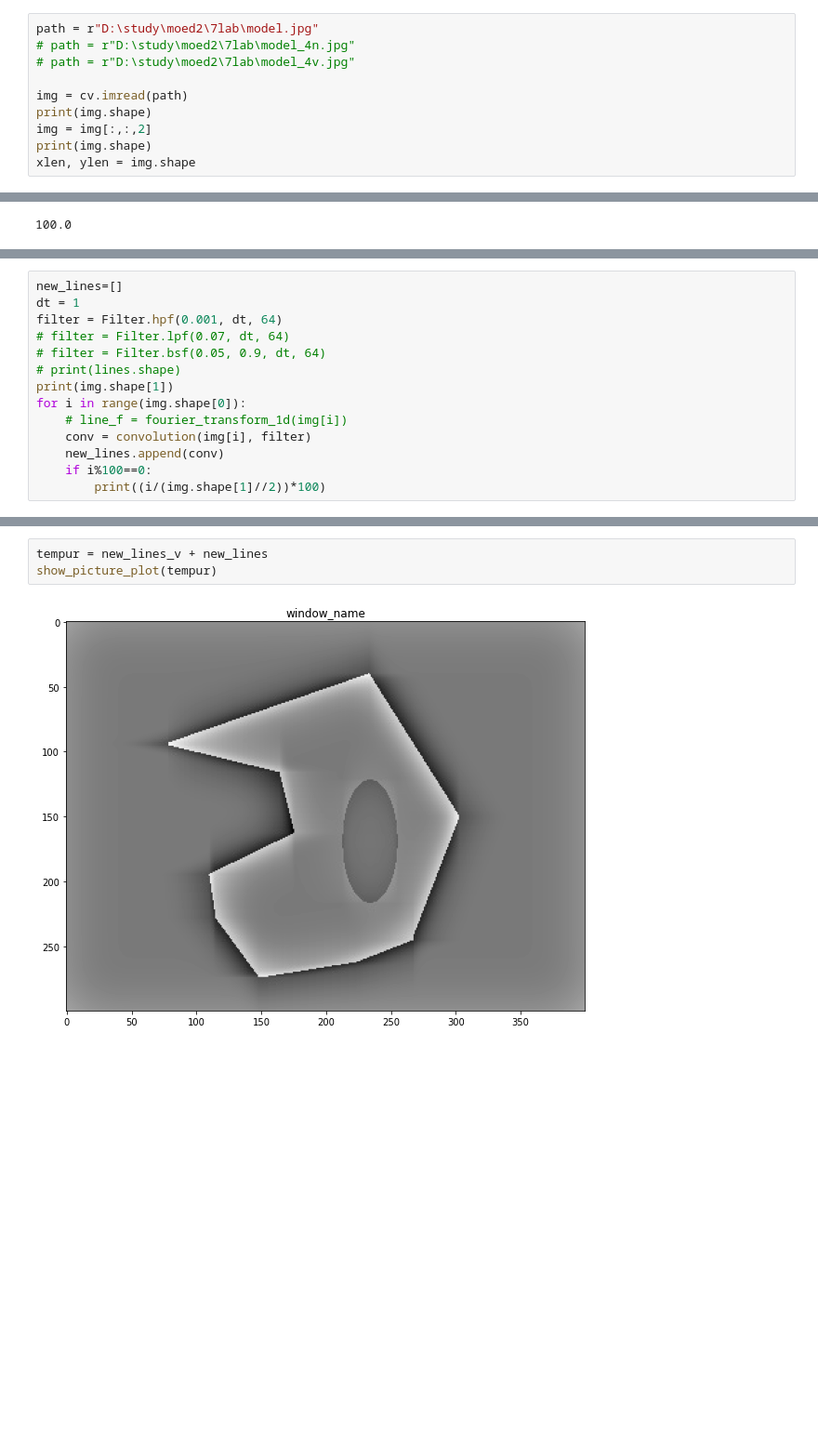
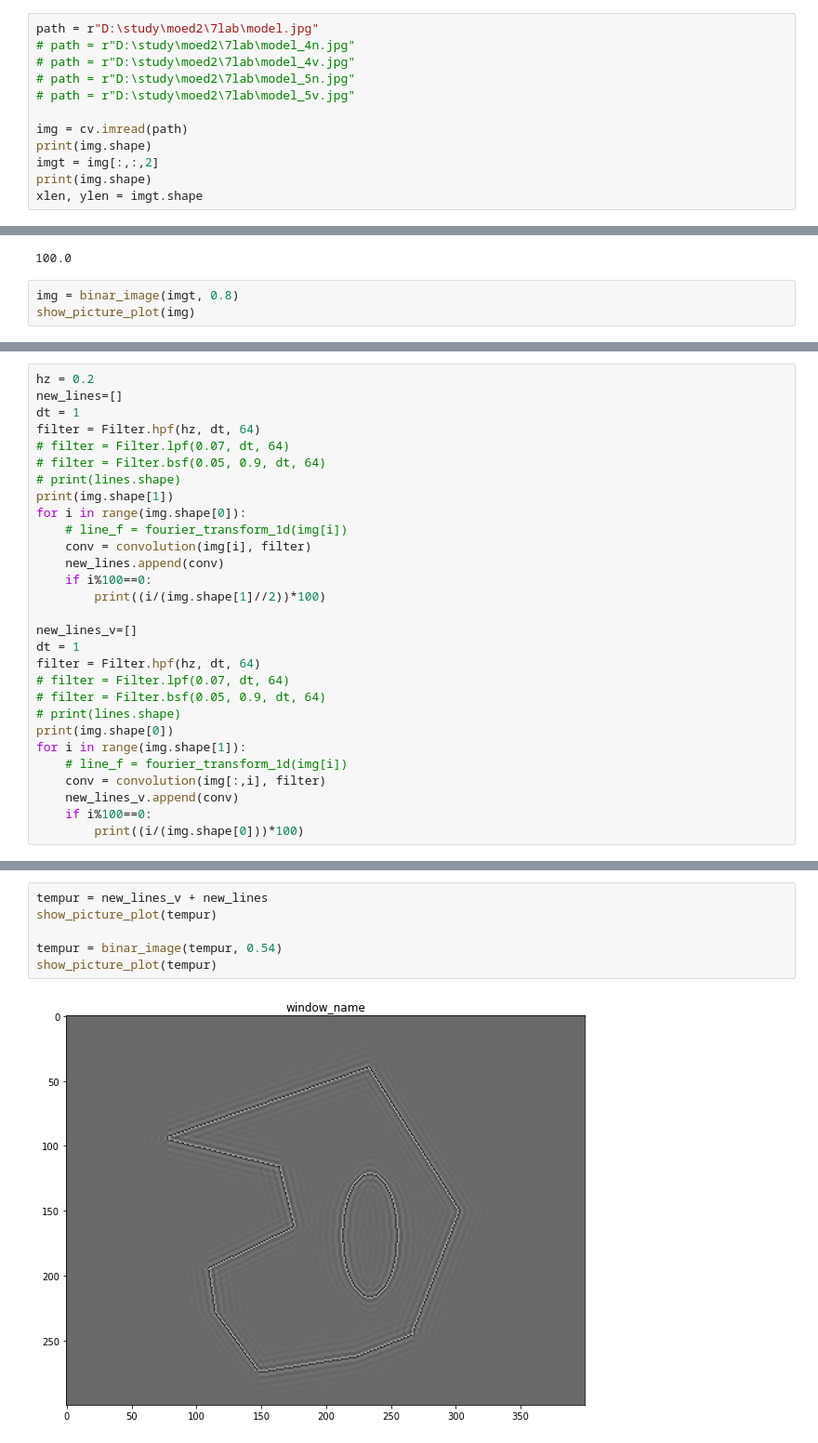
Before and after one commit to dolphinLesha/data_interpretation2, a Jupyter notebook: notebooks/lab10.ipynb, the cells around one changed output, grey strips where cells are left out. Shown at 93% size. Drawn from its saved outputs; the diff is of its cells as text; blank space fills up the shorter version.

```diff
--- a/notebooks/lab10.ipynb
+++ b/notebooks/lab10.ipynb
@@ -617,11 +626,13 @@ def best_image(image2):
 path = r"D:\study\moed2\7lab\model.jpg"
 # path = r"D:\study\moed2\7lab\model_4n.jpg"
 # path = r"D:\study\moed2\7lab\model_4v.jpg"
+# path = r"D:\study\moed2\7lab\model_5n.jpg"
+# path = r"D:\study\moed2\7lab\model_5v.jpg"
 
 img = cv.imread(path)
 print(img.shape)
-img = img[:,:,2]
+imgt = img[:,:,2]
 print(img.shape)
-xlen, ylen = img.shape
+xlen, ylen = imgt.shape
 # %% [output]
 (300, 400, 3)
@@ -715,3 +726,6 @@ for i in range(img.shape[1]):
 33.33333333333333
 66.66666666666666
 100.0
+# %%
+img = binar_image(imgt, 0.8)
+show_picture_plot(img)
@@ -718,7 +734,8 @@ for i in range(img.shape[1]):
 # %%
+hz = 0.2
 new_lines=[]
 dt = 1
-filter = Filter.hpf(0.001, dt, 64)
+filter = Filter.hpf(hz, dt, 64)
 # filter = Filter.lpf(0.07, dt, 64)
 # filter = Filter.bsf(0.05, 0.9, dt, 64)
 # print(lines.shape)
@@ -729,6 +746,20 @@ for i in range(img.shape[0]):
     new_lines.append(conv)
     if i%100==0:
         print((i/(img.shape[1]//2))*100)
+
+new_lines_v=[]
+dt = 1
+filter = Filter.hpf(hz, dt, 64)
+# filter = Filter.lpf(0.07, dt, 64)
+# filter = Filter.bsf(0.05, 0.9, dt, 64)
+# print(lines.shape)
+print(img.shape[0])
+for i in range(img.shape[1]):
+    # line_f = fourier_transform_1d(img[i])
+    conv = convolution(img[:,i], filter)
+    new_lines_v.append(conv)
+    if i%100==0:
+        print((i/(img.shape[0]))*100)
 # %% [output]
 400
 0.0
@@ -780,5 +795,8 @@ True
 # %%
 tempur = new_lines_v + new_lines
 show_picture_plot(tempur)
+
+tempur = binar_image(tempur, 0.54)
+show_picture_plot(tempur)
 # %% [output]
-[figure, old version]
+[figure, new version]
```
Also changed, not shown: parts of 13 cells of this notebook, 1 other file.
